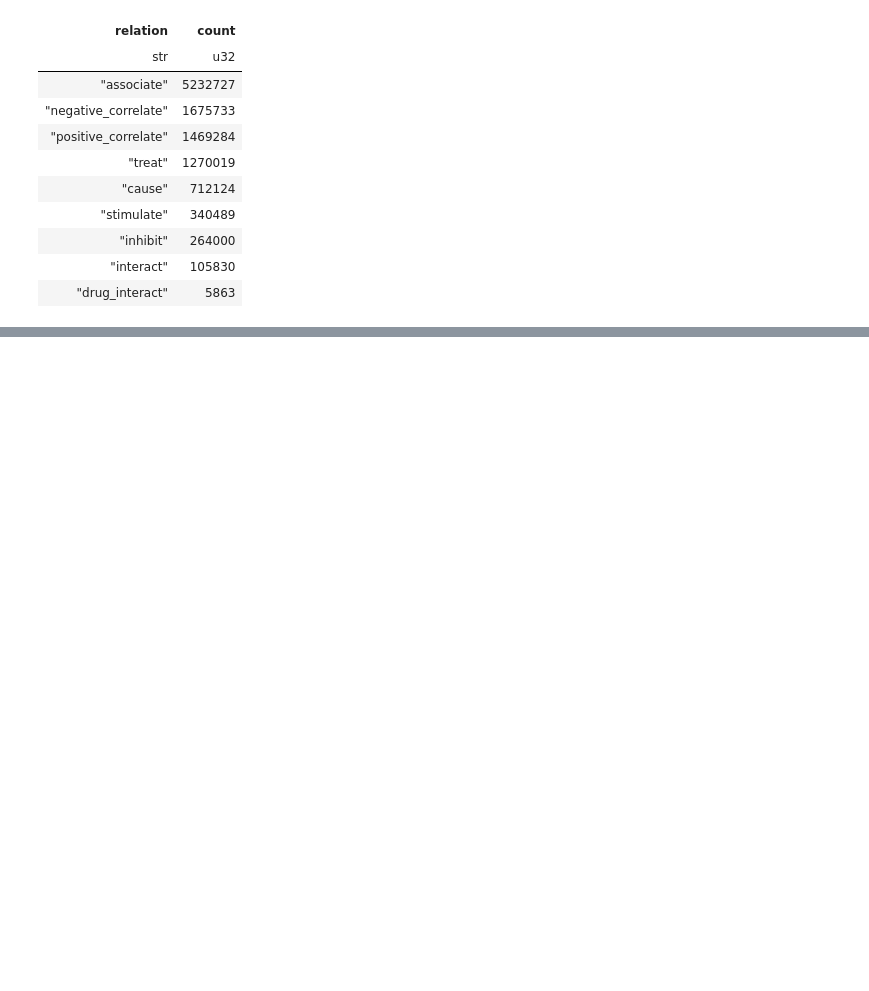
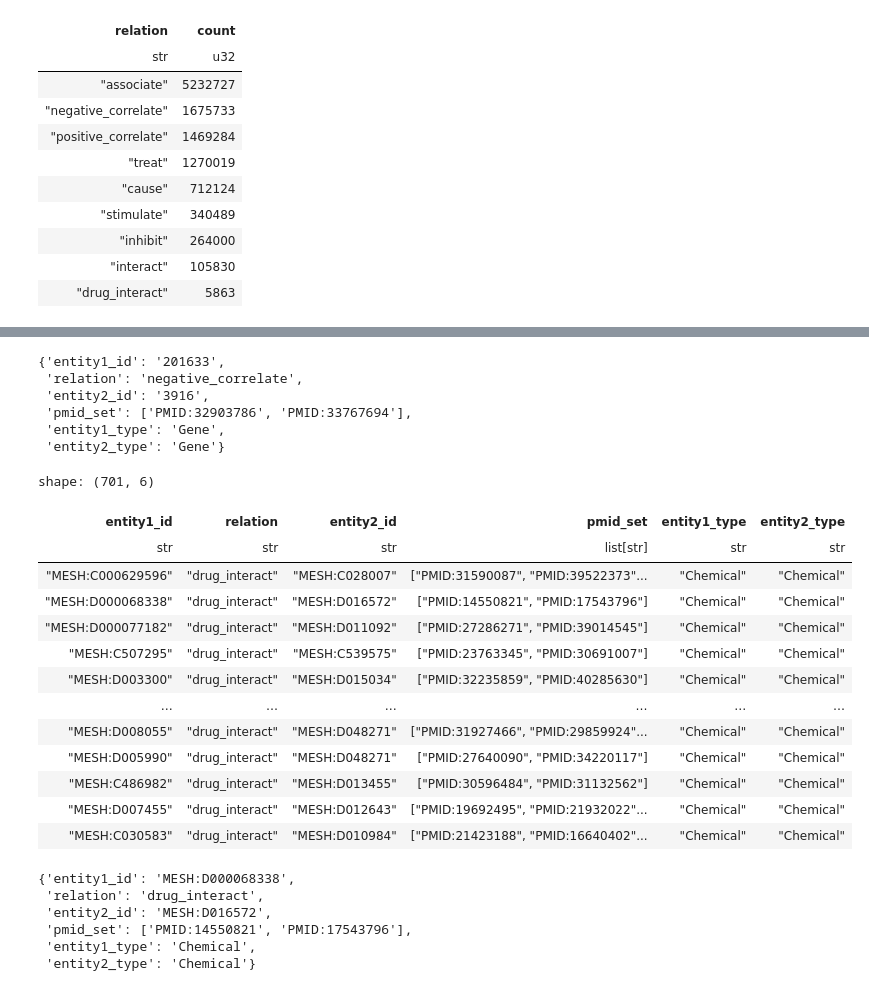
Before and after one commit to NCATSTranslator/translator-ingests, a Jupyter notebook: src/translator_ingest/ingests/pubtator/pubtator_eda.ipynb, the cells around one changed output, grey strips where cells are left out. Saved outputs shown, nothing was run; the diff lists cells and outputs as text; code cells hidden in the pictures; blank space fills up the shorter version.

```diff
--- a/src/translator_ingest/ingests/pubtator/pubtator_eda.ipynb
+++ b/src/translator_ingest/ingests/pubtator/pubtator_eda.ipynb
@@ -978,0 +1048,48 @@ shape: (9, 2)
+# %%
+merge2.row(named=True,
+           by_predicate=((pl.col("relation") == "negative_correlate") &
+                         (pl.col("entity1_id") == "201633") &
+                         (pl.col("entity2_id") == "3916"))
+          )
+# %% [output]
+{'entity1_id': '201633',
+ 'relation': 'negative_correlate',
+ 'entity2_id': '3916',
+ 'pmid_set': ['PMID:32903786', 'PMID:33767694'],
+ 'entity1_type': 'Gene',
+ 'entity2_type': 'Gene'}
+# %%
+## reviewed all 10 of these rows, only 1 was supported
+
+merge2.filter((pl.col("relation") == "drug_interact") &
+              (pl.col("pmid_set").list.len() > 1))
+# %% [output]
+shape: (701, 6)
+| entity1_id | relation | entity2_id | pmid_set | entity1_type | entity2_type |
+| str | str | str | list[str] | str | str |
+| "MESH:C000629596" | "drug_interact" | "MESH:C028007" | ["PMID:31590087", "PMID:39522373"... | "Chemical" | "Chemical" |
+| "MESH:D000068338" | "drug_interact" | "MESH:D016572" | ["PMID:14550821", "PMID:17543796"] | "Chemical" | "Chemical" |
+| "MESH:D000077182" | "drug_interact" | "MESH:D011092" | ["PMID:27286271", "PMID:39014545"] | "Chemical" | "Chemical" |
+| "MESH:C507295" | "drug_interact" | "MESH:C539575" | ["PMID:23763345", "PMID:30691007"] | "Chemical" | "Chemical" |
+| "MESH:D003300" | "drug_interact" | "MESH:D015034" | ["PMID:32235859", "PMID:40285630"] | "Chemical" | "Chemical" |
+| … | … | … | … | … | … |
+| "MESH:D008055" | "drug_interact" | "MESH:D048271" | ["PMID:31927466", "PMID:29859924"... | "Chemical" | "Chemical" |
+| "MESH:D005990" | "drug_interact" | "MESH:D048271" | ["PMID:27640090", "PMID:34220117"] | "Chemical" | "Chemical" |
+| "MESH:C486982" | "drug_interact" | "MESH:D013455" | ["PMID:30596484", "PMID:31132562"] | "Chemical" | "Chemical" |
+| "MESH:D007455" | "drug_interact" | "MESH:D012643" | ["PMID:19692495", "PMID:21932022"... | "Chemical" | "Chemical" |
+| "MESH:C030583" | "drug_interact" | "MESH:D010984" | ["PMID:21423188", "PMID:16640402"... | "Chemical" | "Chemical" |
+# %%
+## reviewed all 10 of these rows, only 1 was supported
+
+merge2.row(named=True,
+           by_predicate=((pl.col("relation") == "drug_interact") &
+                         (pl.col("entity1_id") == "MESH:D000068338") &
+                         (pl.col("entity2_id") == "MESH:D016572"))
+          )
+# %% [output]
+{'entity1_id': 'MESH:D000068338',
+ 'relation': 'drug_interact',
+ 'entity2_id': 'MESH:D016572',
+ 'pmid_set': ['PMID:14550821', 'PMID:17543796'],
+ 'entity1_type': 'Chemical',
+ 'entity2_type': 'Chemical'}
```
Also changed, not shown: parts of 23 cells of this notebook.
